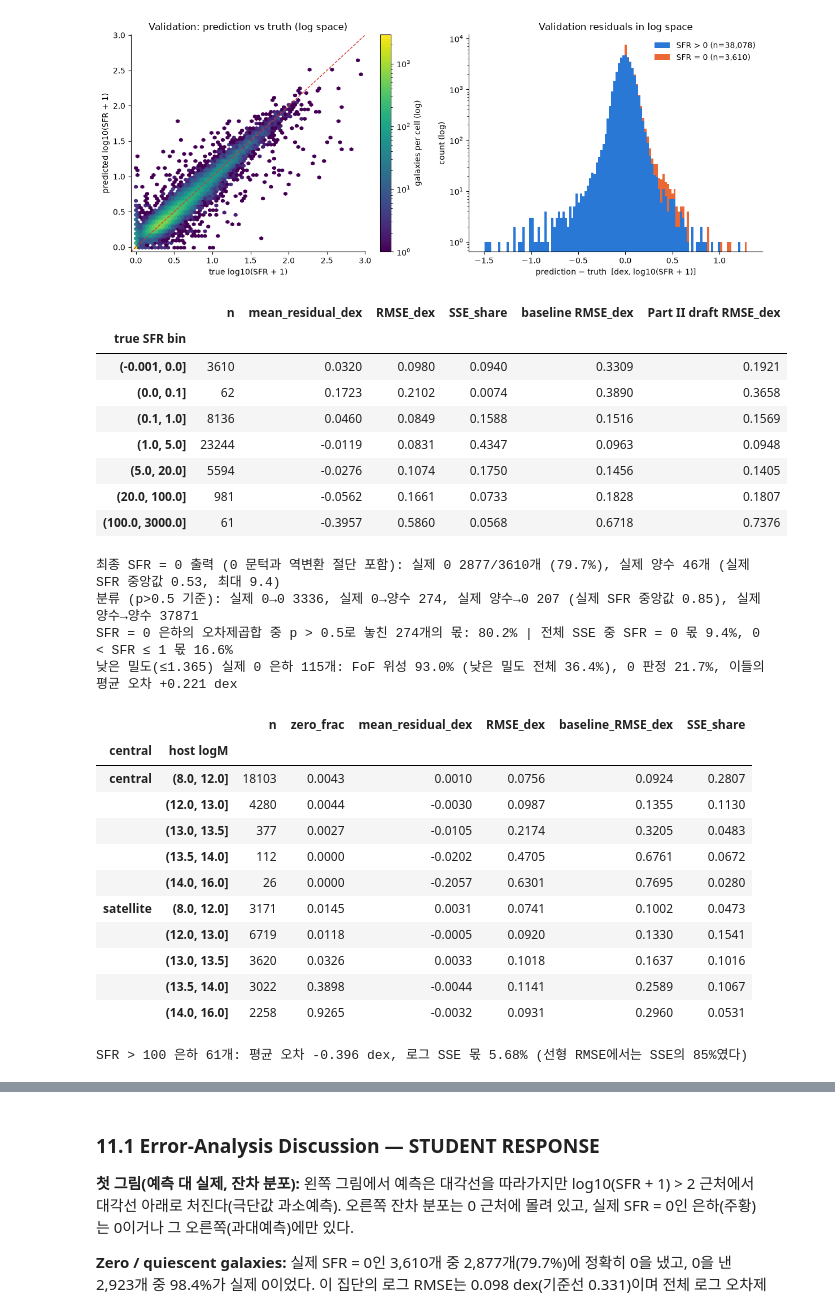
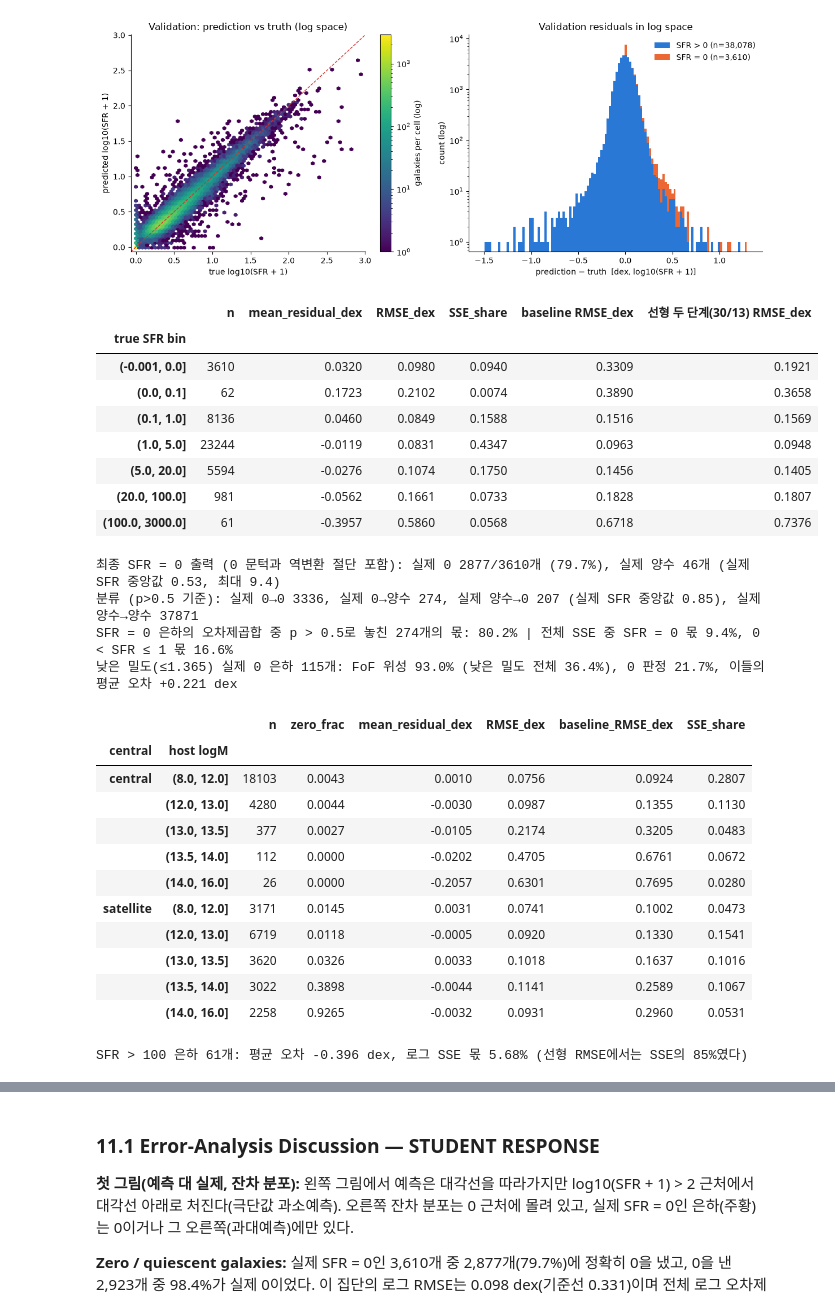
Before and after one commit to ZizonK7/sdi2026-galaxy-sfr, a Jupyter notebook: DataHub_701104_final.ipynb, the cells around one changed output, grey strips where cells are left out. Cells and saved outputs as stored; diff of their text form; code cells hidden in the pictures.

```diff
--- a/DataHub_701104_final.ipynb
+++ b/DataHub_701104_final.ipynb
@@ -2905,7 +2905,7 @@ val_models = {
     "Baseline (HGB 13, linear target)": baseline_pred,
     "Midterm 7(b): log1p direct regression (13)": preds["(b) log1p"],
     "Midterm 7(d): two-stage, linear (13 / 13)": preds["(d) two-stage P x E"],
-    "Part II draft (11-07): env clf x linear reg (30 / 13)": _p150 * _lin13,
+    "선형 두 단계 (분류기 30개 / 회귀기 13개)": _p150 * _lin13,
     "로그 두 단계 (분류기 30개 / 회귀기 13개)": TwoStageLogSFR(HGB, F30, FINAL_FEATURES).fit(X_train_env, y_train).predict(X_val_env),
     "로그 두 단계 (30개, 트리 상한 400, 문턱 0.8)": TwoStageLogSFR(FINAL_HGB, F30, F30, zero_threshold=0.8).fit(X_train_env, y_train).predict(X_val_env),
     "34개 모델 (조기 종료, 문턱 0.9)": _PREVIOUS_HGB_PREDICTIONS,
@@ -2921,9 +2921,9 @@ _z_selected = lambda p: to_log(np.clip(np.asarray(p, float), 0, None), LOG_EPS)
 rows = []
 for k, p in val_models.items():
     d_b, lo_b, hi_b = paired_rmse_ci(_z_selected(baseline_pred), _z_selected(p), _z_selected(y_val))
-    d_d, lo_d, hi_d = paired_rmse_ci(_z_selected(val_models["Part II draft (11-07): env clf x linear reg (30 / 13)"]), _z_selected(p), _z_selected(y_val))
+    d_d, lo_d, hi_d = paired_rmse_ci(_z_selected(val_models["선형 두 단계 (분류기 30개 / 회귀기 13개)"]), _z_selected(p), _z_selected(y_val))
     rows.append({"model": k, **log_scores(p), "selected Δ vs baseline [95%]": f"{d_b:+.4f} [{lo_b:+.4f}, {hi_b:+.4f}]",
-                 "selected Δ vs Part II draft [95%]": f"{d_d:+.4f} [{lo_d:+.4f}, {hi_d:+.4f}]"})
+                 "selected Δ vs 선형 두 단계(30/13) [95%]": f"{d_d:+.4f} [{lo_d:+.4f}, {hi_d:+.4f}]"})
 log_table = pd.DataFrame(rows).set_index("model")
 with pd.option_context("display.max_colwidth", None, "display.max_columns", None):
     display(log_table.round(6))
@@ -3012,7 +3012,7 @@ plt.tight_layout(); plt.show()
 yv = y_val.to_numpy()
 zt, zp = to_log(yv), VAL_LOG_PREDICTIONS
 z_base = to_log(np.clip(baseline_pred, 0, None))
-z_draft = to_log(val_models["Part II draft (11-07): env clf x linear reg (30 / 13)"])
+z_linear_two_stage = to_log(val_models["선형 두 단계 (분류기 30개 / 회귀기 13개)"])
 sfr_bin = pd.cut(yv, [-0.001, 0, 0.1, 1, 5, 20, 100, 3000])
 
 
@@ -3024,7 +3024,7 @@ def bin_stats(pred_z, groups):
 
 log_bins = bin_stats(zp, sfr_bin)
 log_bins["baseline RMSE_dex"] = bin_stats(z_base, sfr_bin)["RMSE_dex"]
-log_bins["Part II draft RMSE_dex"] = bin_stats(z_draft, sfr_bin)["RMSE_dex"]
+log_bins["선형 두 단계(30/13) RMSE_dex"] = bin_stats(z_linear_two_stage, sfr_bin)["RMSE_dex"]
 log_bins.index.name = "true SFR bin"
 display(log_bins.round(4))
 
@@ -3032,35 +3032,35 @@ display(log_bins.round(4))
 p_fin = FINAL_MODEL.predict_proba_positive(X_val_env)
 out0 = VAL_PREDICTIONS == 0
 print(f"최종 SFR = 0 출력 (0 문턱과 역변환 절단 포함): 실제 0 {int((out0 & (yv == 0)).sum())}/{int((yv == 0).sum())}개 ({np.mean(out0[yv == 0]):.1%}), "
       f"실제 양수 {int((out0 & (yv > 0)).sum())}개 (실제 SFR 중앙값 {np.median(yv[out0 & (yv > 0)]):.2f}, 최대 {yv[out0 & (yv > 0)].max():.1f})")
 pred_zero = p_fin <= 0.5
 zero = yv == 0
 sq = (zp - zt) ** 2
 print(f"분류 (p>0.5 기준): 실제 0→0 {int((pred_zero & zero).sum())}, 실제 0→양수 {int((~pred_zero & zero).sum())}, "
       f"실제 양수→0 {int((pred_zero & ~zero).sum())} (실제 SFR 중앙값 {np.median(yv[pred_zero & ~zero]):.2f}), 실제 양수→양수 {int((~pred_zero & ~zero).sum())}")
 print(f"SFR = 0 은하의 오차제곱합 중 p > 0.5로 놓친 {int((~pred_zero & zero).sum())}개의 몫: {sq[zero & ~pred_zero].sum() / sq[zero].sum():.1%} | "
       f"전체 SSE 중 SFR = 0 몫 {sq[zero].sum() / sq.sum():.1%}, 0 < SFR ≤ 1 몫 {sq[(yv > 0) & (yv <= 1)].sum() / sq.sum():.1%}")
 dens_val = X_val["log10_overdensity_plus_1"].to_numpy()
-LOW = dens_val <= 1.3647506592            # 11-06 실험에서 SFR = 0 비율로 나눈 낮은 밀도 경계
+LOW = dens_val <= 1.3647506592            # SFR = 0 비율로 나눈 낮은 밀도 경계(앞선 분석에서 정한 값)
 zl = LOW & zero
 print(f"낮은 밀도(≤1.365) 실제 0 은하 {zl.sum()}개: FoF 위성 {1 - X_val_env.loc[zl, 'fof_is_central'].mean():.1%} "
       f"(낮은 밀도 전체 {1 - X_val_env.loc[LOW, 'fof_is_central'].mean():.1%}), 0 판정 {np.mean(p_fin[zl] <= 0.5):.1%}, "
       f"이들의 평균 오차 {np.mean(zp[zl] - zt[zl]):+.3f} dex")
 
 # 물리적 부분집합: 중심/위성 × 호스트(그룹 최대) 헤일로 질량
 cen = np.where(X_val_env["fof_is_central"].to_numpy() == 1, "central", "satellite")
 host = pd.cut(X_val_env["fof_group_max_logm"].to_numpy(), [8, 12, 13, 13.5, 14, 16])
 env_err = pd.DataFrame({"central": cen, "host logM": host, "zero": zero, "res": zp - zt, "sq": sq,
                         "base_sq": (z_base - zt) ** 2}).groupby(["central", "host logM"], observed=True).agg(
     n=("res", "size"), zero_frac=("zero", "mean"), mean_residual_dex=("res", "mean"),
     RMSE_dex=("sq", lambda s: np.sqrt(s.mean())), baseline_RMSE_dex=("base_sq", lambda s: np.sqrt(s.mean())),
     SSE_share=("sq", lambda s: s.sum() / sq.sum()))
 display(env_err.round(4))
 top = yv > 100
 print(f"SFR > 100 은하 {top.sum()}개: 평균 오차 {np.mean(zp[top] - zt[top]):+.3f} dex, 로그 SSE 몫 {sq[top].sum() / sq.sum():.2%} "
       f"(선형 RMSE에서는 SSE의 85%였다)")
 # %% [output]
-|  | n | mean_residual_dex | RMSE_dex | SSE_share | baseline RMSE_dex | Part II draft RMSE_dex |
+|  | n | mean_residual_dex | RMSE_dex | SSE_share | baseline RMSE_dex | 선형 두 단계(30/13) RMSE_dex |
 | true SFR bin |  |  |  |  |  |  |
 | (-0.001, 0.0] | 3610 | 0.0320 | 0.0980 | 0.0940 | 0.3309 | 0.1921 |
 | (0.0, 0.1] | 62 | 0.1723 | 0.2102 | 0.0074 | 0.3890 | 0.3658 |
```
Also changed, not shown: parts of 6 cells of this notebook, 4 other files.
